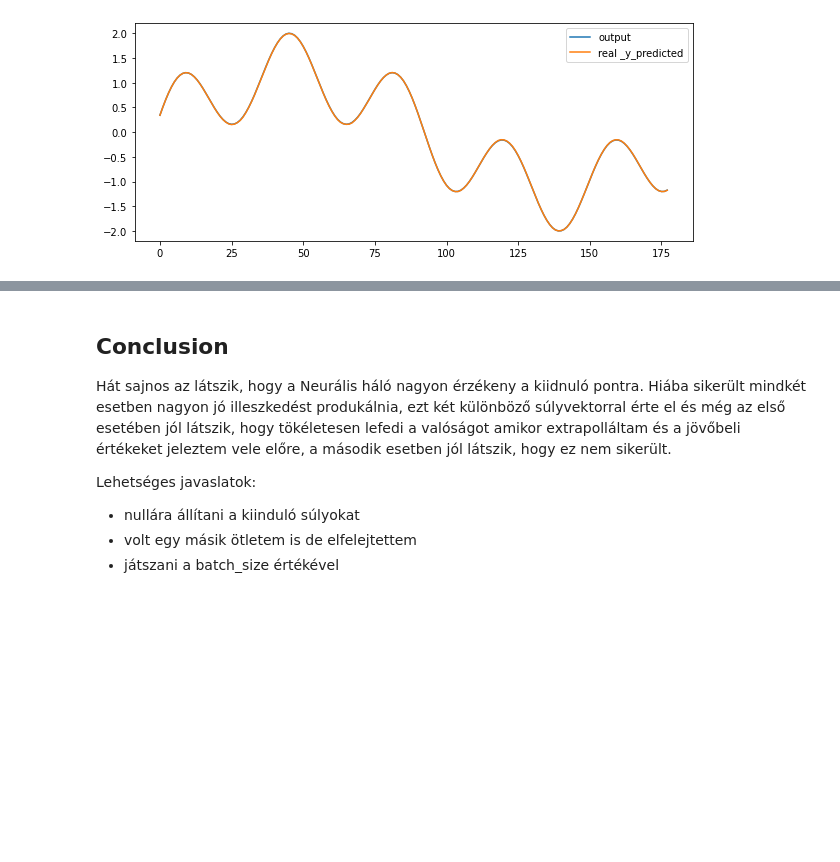
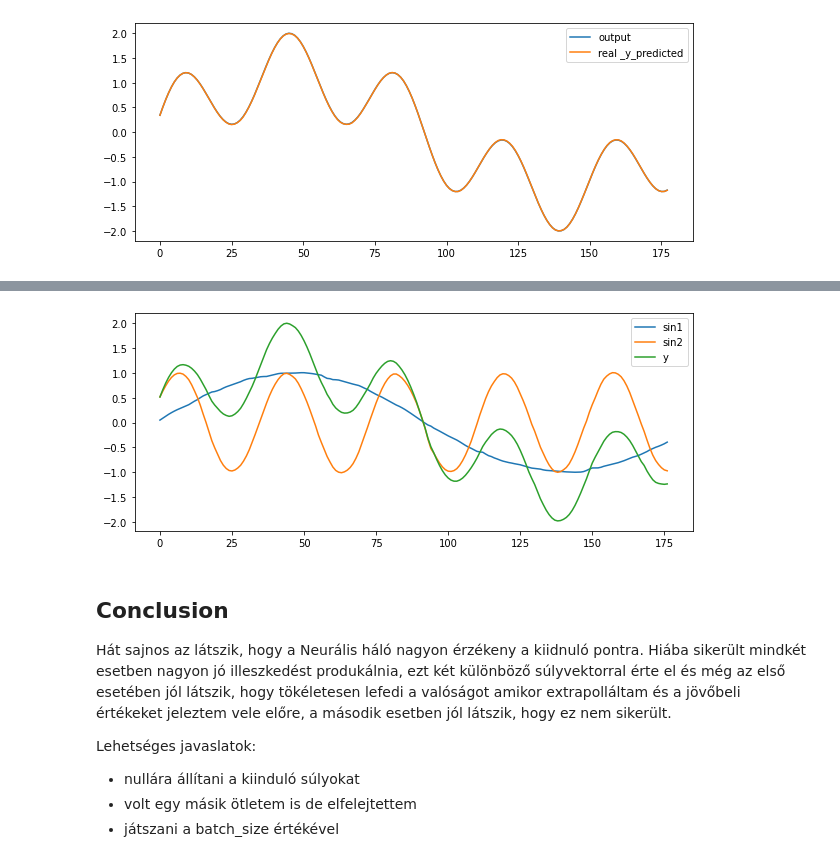
Before and after one commit to JoDeMiro/Keras, a Jupyter notebook: 05_Keras_Time_Series_Forcasting_via_1D_Convolution.ipynb, the cells around one changed output, grey strips where cells are left out. Cells and saved outputs as stored; diff of their text form; code cells hidden in the pictures; blank space fills up the shorter version.

```diff
--- a/05_Keras_Time_Series_Forcasting_via_1D_Convolution.ipynb
+++ b/05_Keras_Time_Series_Forcasting_via_1D_Convolution.ipynb
@@ -1126,3 +1226,12 @@ plt.show()
+# %%
+plt.figure(figsize=(10,4))
+plt.plot(_y_predicted[0], label = 'sin1')
+plt.plot(_y_predicted[1], label = 'sin2')
+plt.plot(_y_predicted[2], label = 'y')
+plt.legend()
+plt.show()
+# %% [output]
+[figure, added]
 # %% [markdown]
 ## Conclusion
 
```
Also changed, not shown: parts of 12 cells of this notebook.
